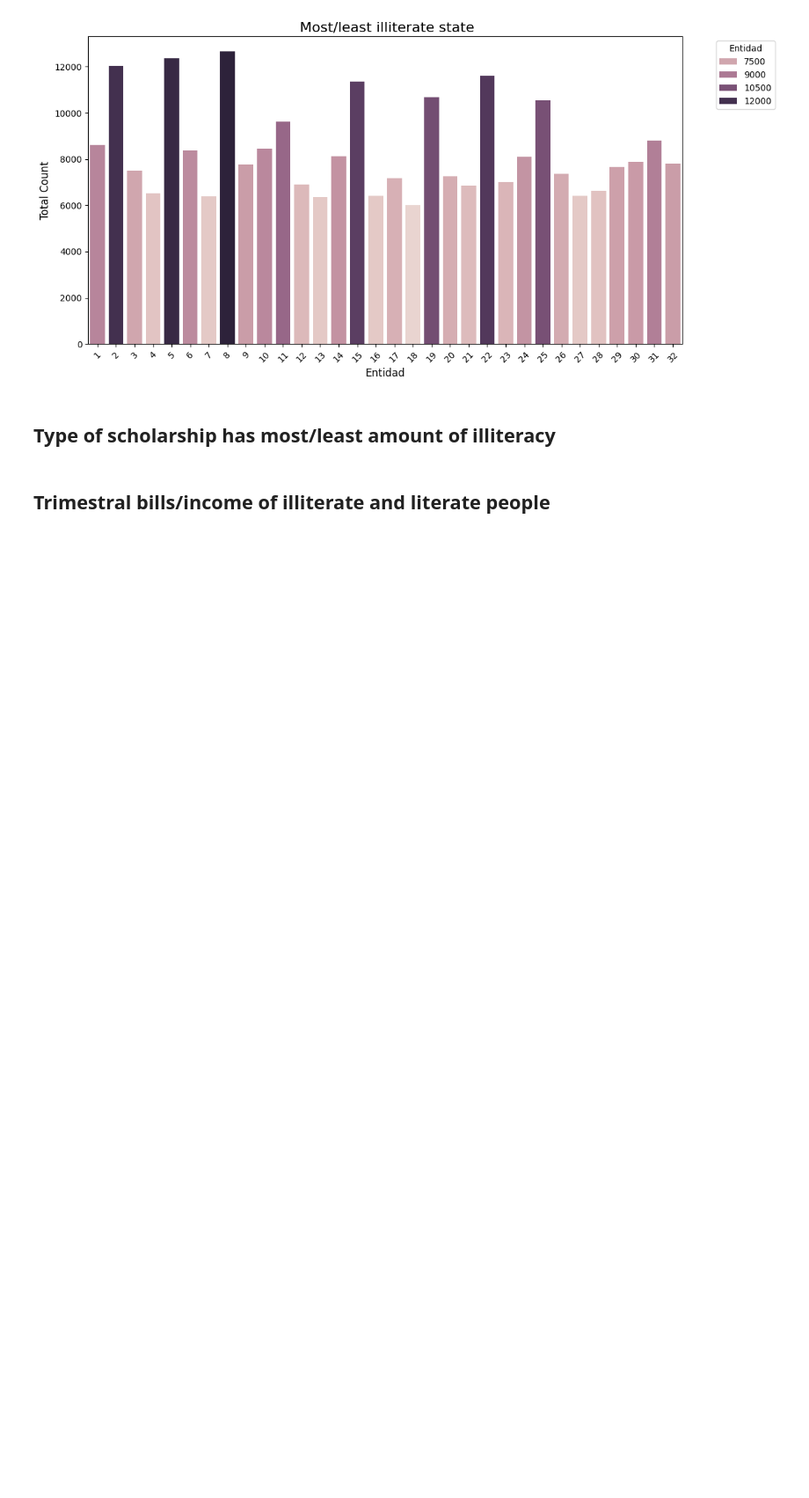
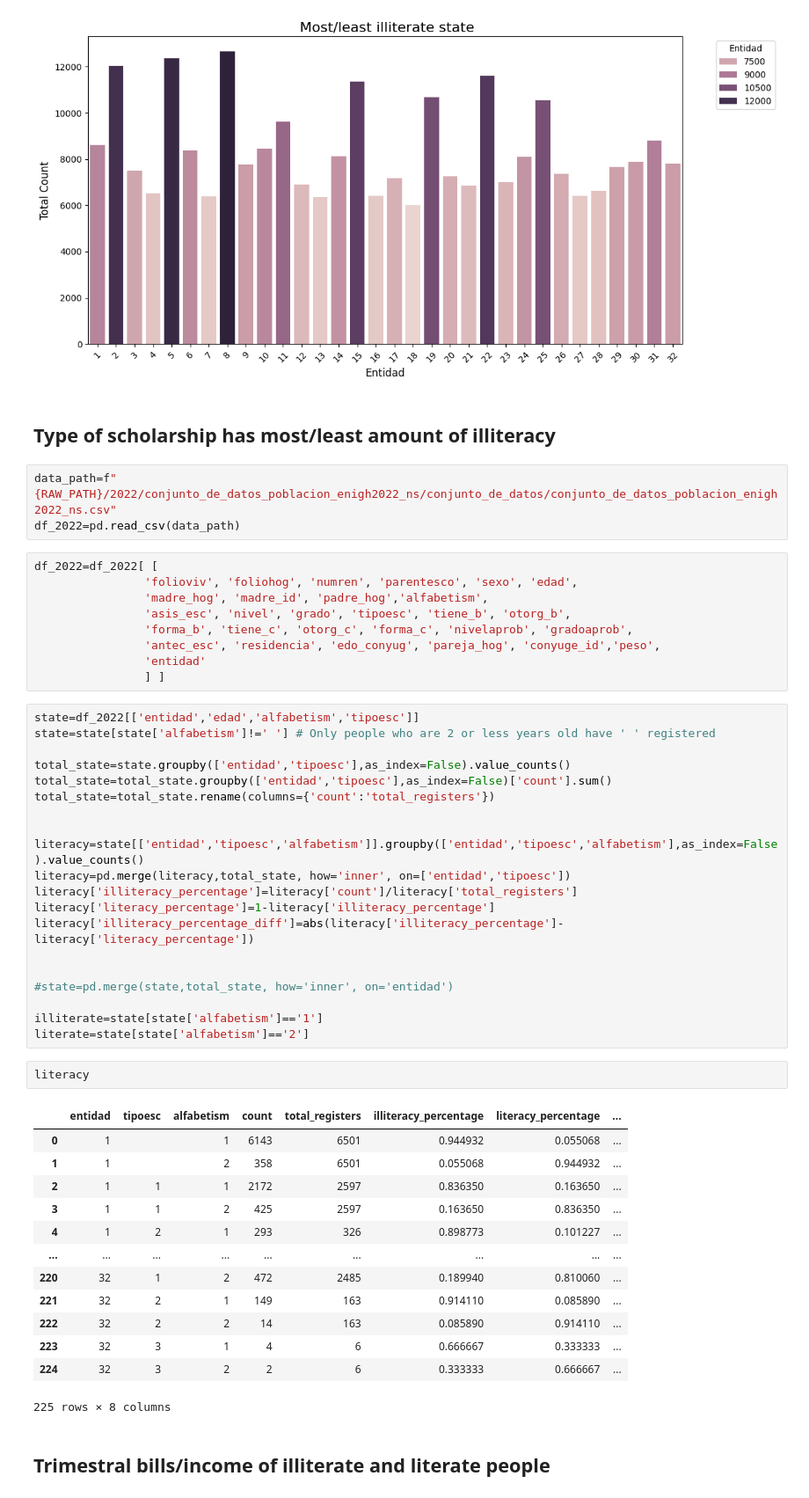
Before and after one commit to IsaacSebastian/ingCaracteristicasProyecto_, a Jupyter notebook: notebooks/2.02_fct_enigh_graphs.ipynb, the cells around one changed output. Shown: that part at 88% size. Drawn from its saved outputs; the diff is of its cells as text; blank space fills up the shorter version.

Commit message:
ENIGH data exploration
Made a few analysis based on literacy and type of teaching (private or public ) per state in Mexico. Also applied PCA using sci-kit learn library for 4 components .

```diff
--- a/notebooks/2.02_fct_enigh_graphs.ipynb
+++ b/notebooks/2.02_fct_enigh_graphs.ipynb
@@ -172,5 +172,53 @@ plt.show()
 [figure]
 # %% [markdown]
 ## Type of scholarship has most/least amount of illiteracy
+# %%
+data_path=f"{RAW_PATH}/2022/conjunto_de_datos_poblacion_enigh2022_ns/conjunto_de_datos/conjunto_de_datos_poblacion_enigh2022_ns.csv"
+df_2022=pd.read_csv(data_path)
+# %%
+df_2022=df_2022[ [
+                'folioviv', 'foliohog', 'numren', 'parentesco', 'sexo', 'edad',
+                'madre_hog', 'madre_id', 'padre_hog','alfabetism',
+                'asis_esc', 'nivel', 'grado', 'tipoesc', 'tiene_b', 'otorg_b',
+                'forma_b', 'tiene_c', 'otorg_c', 'forma_c', 'nivelaprob', 'gradoaprob',
+                'antec_esc', 'residencia', 'edo_conyug', 'pareja_hog', 'conyuge_id','peso',
+                'entidad'
+                ] ]
+# %%
+state=df_2022[['entidad','edad','alfabetism','tipoesc']]
+state=state[state['alfabetism']!=' '] # Only people who are 2 or less years old have ' ' registered
+
+total_state=state.groupby(['entidad','tipoesc'],as_index=False).value_counts()
+total_state=total_state.groupby(['entidad','tipoesc'],as_index=False)['count'].sum()
+total_state=total_state.rename(columns={'count':'total_registers'})
+
+
+literacy=state[['entidad','tipoesc','alfabetism']].groupby(['entidad','tipoesc','alfabetism'],as_index=False).value_counts()
+literacy=pd.merge(literacy,total_state, how='inner', on=['entidad','tipoesc'])
+literacy['illiteracy_percentage']=literacy['count']/literacy['total_registers']
+literacy['literacy_percentage']=1-literacy['illiteracy_percentage']
+literacy['illiteracy_percentage_diff']=abs(literacy['illiteracy_percentage']-literacy['literacy_percentage'])
+
+
+#state=pd.merge(state,total_state, how='inner', on='entidad')
+
+illiterate=state[state['alfabetism']=='1']
+literate=state[state['alfabetism']=='2']
+# %%
+literacy
+# %% [output]
+|  | entidad | tipoesc | alfabetism | count | total_registers | illiteracy_percentage | literacy_percentage | ... |
+| 0 | 1 |  | 1 | 6143 | 6501 | 0.944932 | 0.055068 | ... |
+| 1 | 1 |  | 2 | 358 | 6501 | 0.055068 | 0.944932 | ... |
+| 2 | 1 | 1 | 1 | 2172 | 2597 | 0.836350 | 0.163650 | ... |
+| 3 | 1 | 1 | 2 | 425 | 2597 | 0.163650 | 0.836350 | ... |
+| 4 | 1 | 2 | 1 | 293 | 326 | 0.898773 | 0.101227 | ... |
+| ... | ... | ... | ... | ... | ... | ... | ... | ... |
+| 220 | 32 | 1 | 2 | 472 | 2485 | 0.189940 | 0.810060 | ... |
+| 221 | 32 | 2 | 1 | 149 | 163 | 0.914110 | 0.085890 | ... |
+| 222 | 32 | 2 | 2 | 14 | 163 | 0.085890 | 0.914110 | ... |
+| 223 | 32 | 3 | 1 | 4 | 6 | 0.666667 | 0.333333 | ... |
+| 224 | 32 | 3 | 2 | 2 | 6 | 0.333333 | 0.666667 | ... |
+225 rows × 8 columns
 # %% [markdown]
 ## Trimestral bills/income of illiterate and literate people
```
Also changed, not shown: parts of 2 cells of this notebook, 2 other files.
